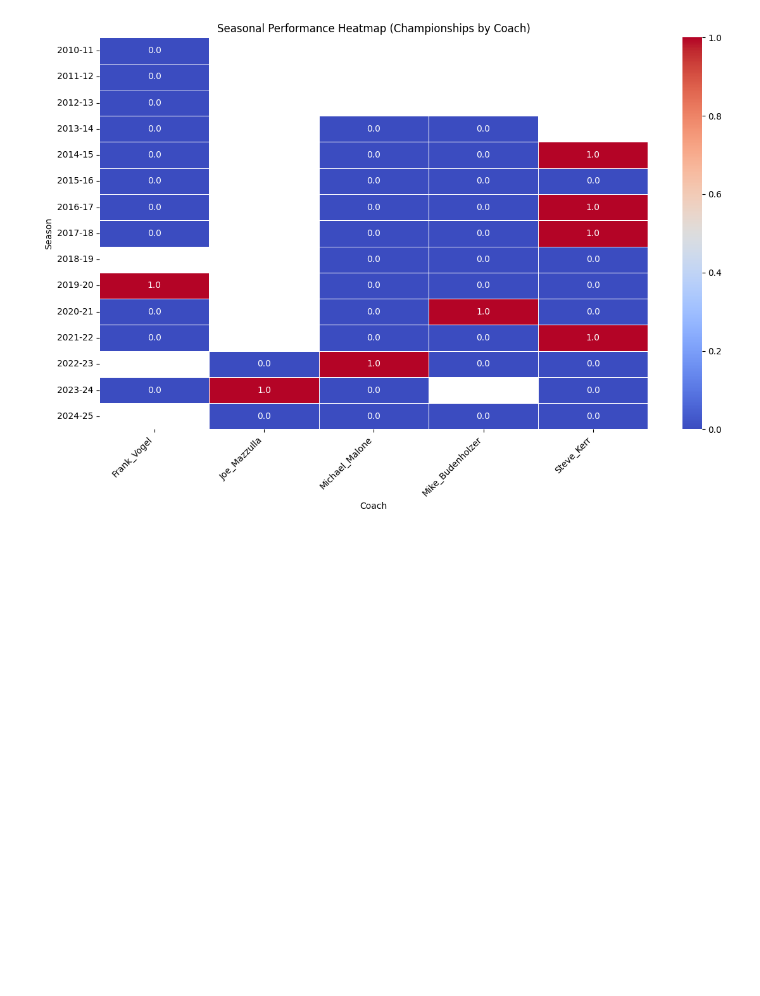
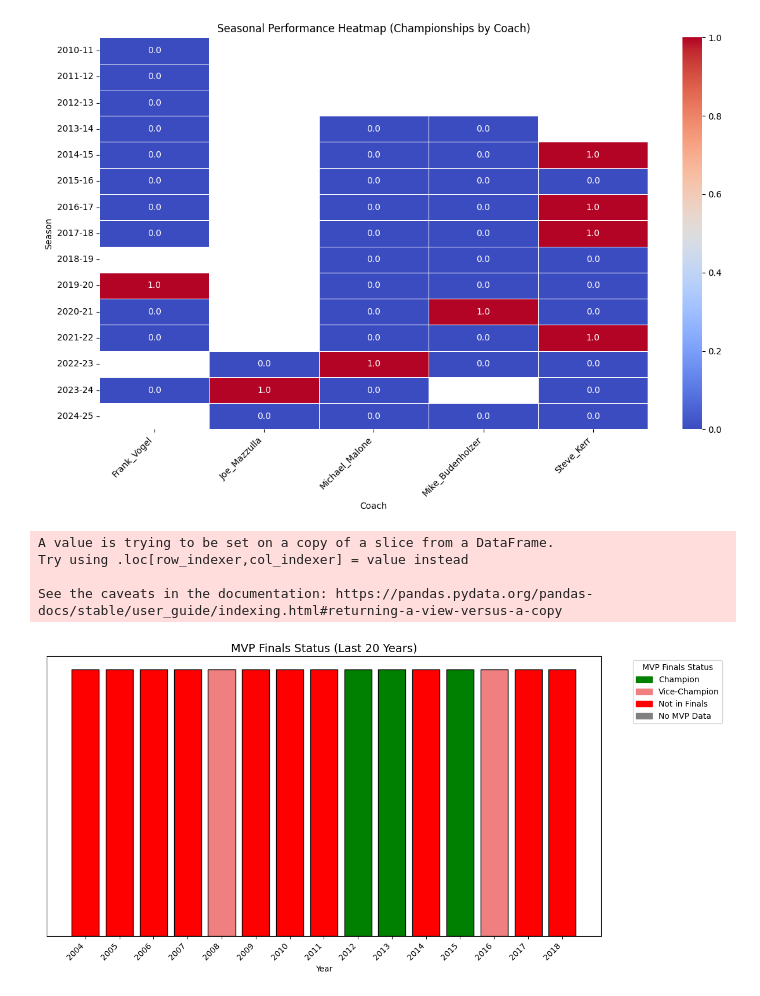
Before and after one commit to nthn22/2410project, a Jupyter notebook: 2410project/creategraphs.ipynb, the cells around one changed output. Drawn from its saved outputs; the diff is of its cells as text; code cells hidden in the pictures; blank space fills up the shorter version.

```diff
--- a/2410project/creategraphs.ipynb
+++ b/2410project/creategraphs.ipynb
@@ -447,3 +446,66 @@ Try using .loc[row_indexer,col_indexer] = value instead
 
 See the caveats in the documentation: https://pandas.pydata.org/pandas-docs/stable/user_guide/indexing.html#returning-a-view-versus-a-copy
 [figure]
+# %%
+import pandas as pd
+import matplotlib.pyplot as plt
+
+# Load the CSV file with NBA Finals and MVP data
+mvp_finals_file = "historicalfinals/NBA Finals and MVP.csv"
+mvp_finals_data = pd.read_csv(mvp_finals_file)
+
+# Filter the data for the last 20 years
+mvp_last_20_years = mvp_finals_data[mvp_finals_data['Year'] >= 2004]
+
+# Add a column for heatmap coloring
+def mvp_status(row):
+    if pd.isna(row['MVP Team']):
+        return "No MVP Data"
+    if row['MVP Team'] == row['NBA Champion']:
+        return "Champion"
+    elif row['MVP Team'] == row['NBA Vice-Champion']:
+        return "Vice-Champion"
+    else:
+        return "Not in Finals"
+
+mvp_last_20_years['MVP Finals Status'] = mvp_last_20_years.apply(mvp_status, axis=1)
+
+# Create a color map for the heatmap
+color_map = {
+    "Champion": "green",
+    "Vice-Champion": "lightcoral",
+    "Not in Finals": "red",
+    "No MVP Data": "gray"
+}
+
+# Plot the heatmap
+plt.figure(figsize=(12, 6))
+heatmap_colors = [color_map[status] for status in mvp_last_20_years['MVP Finals Status']]
+
+plt.bar(
+    mvp_last_20_years['Year'],
+    [1] * len(mvp_last_20_years),
+    color=heatmap_colors,
+    edgecolor="black",
+    width=0.8
+)
+
+# Add labels and title
+plt.xticks(mvp_last_20_years['Year'], rotation=45, ha='right')
+plt.yticks([])  # Remove y-axis ticks
+plt.title("MVP Finals Status (Last 20 Years)", fontsize=14)
+plt.xlabel("Year")
+plt.legend(handles=[
+    plt.Rectangle((0, 0), 1, 1, color="green", label="Champion"),
+    plt.Rectangle((0, 0), 1, 1, color="lightcoral", label="Vice-Champion"),
+    plt.Rectangle((0, 0), 1, 1, color="red", label="Not in Finals"),
+    plt.Rectangle((0, 0), 1, 1, color="gray", label="No MVP Data")
+], title="MVP Finals Status", bbox_to_anchor=(1.05, 1), loc='upper left')
+plt.tight_layout()
+plt.show()
+# %% [output]
+A value is trying to be set on a copy of a slice from a DataFrame.
+Try using .loc[row_indexer,col_indexer] = value instead
+
+See the caveats in the documentation: https://pandas.pydata.org/pandas-docs/stable/user_guide/indexing.html#returning-a-view-versus-a-copy
+[figure, added]
```
Also changed, not shown: parts of 2 cells of this notebook.
